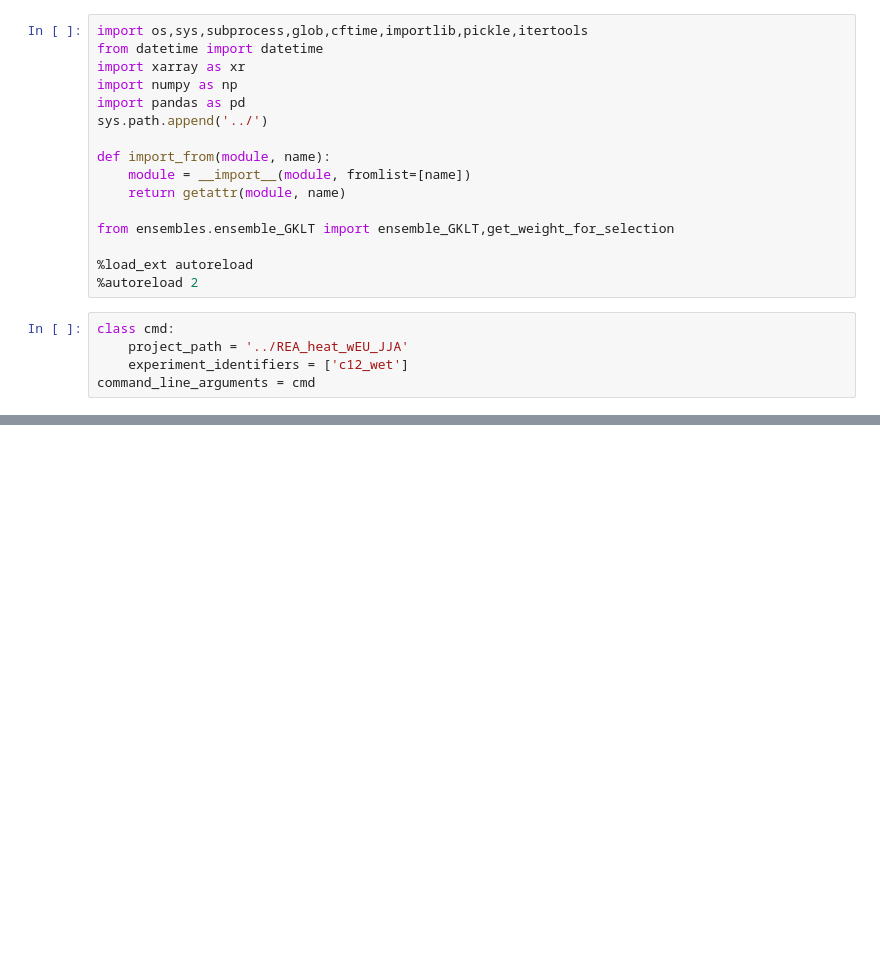
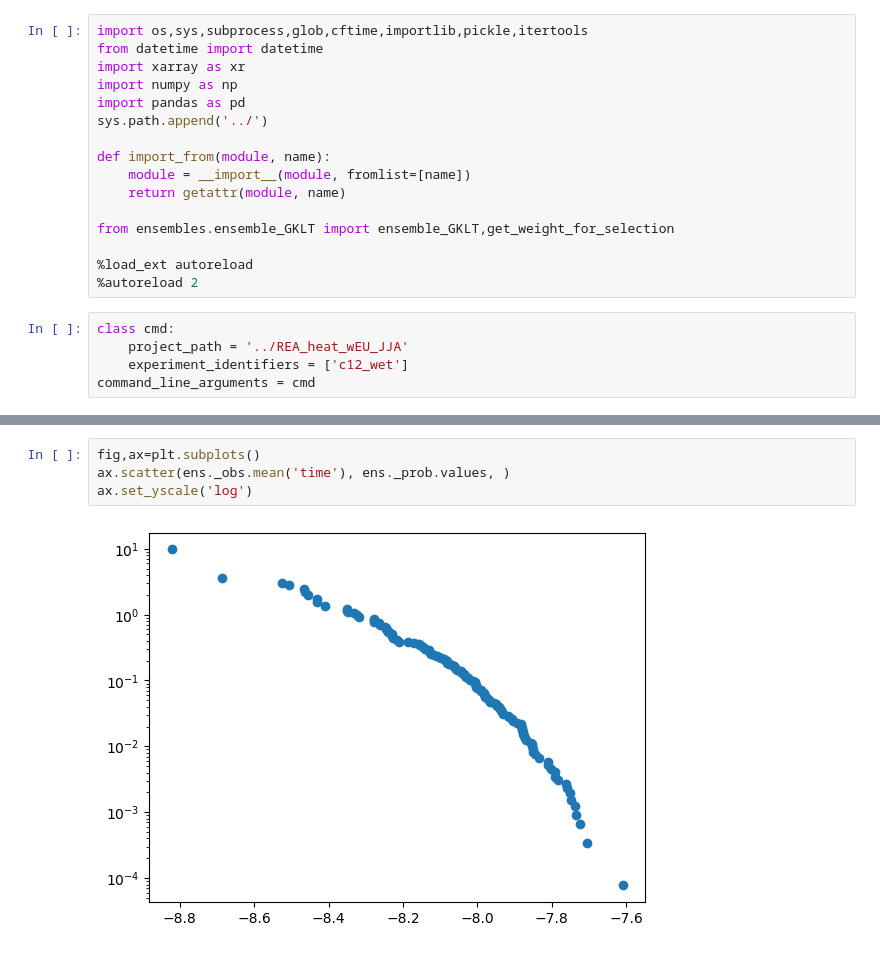
Before and after one commit to peterpeterp/REA_with_CESM2, a Jupyter notebook: evaluate_ensemble.ipynb, the cells around one changed output, grey strips where cells are left out. Saved outputs shown, nothing was run; the diff lists cells and outputs as text; blank space fills up the shorter version.

```diff
--- a/evaluate_ensemble.ipynb
+++ b/evaluate_ensemble.ipynb
@@ -50,0 +85,6 @@ c12_wet
+# %%
+fig,ax=plt.subplots()
+ax.scatter(ens._obs.mean('time'), ens._prob.values, )
+ax.set_yscale('log')
+# %% [output]
+[figure, added]
```
Also changed, not shown: parts of 4 cells of this notebook, 1 other file.
